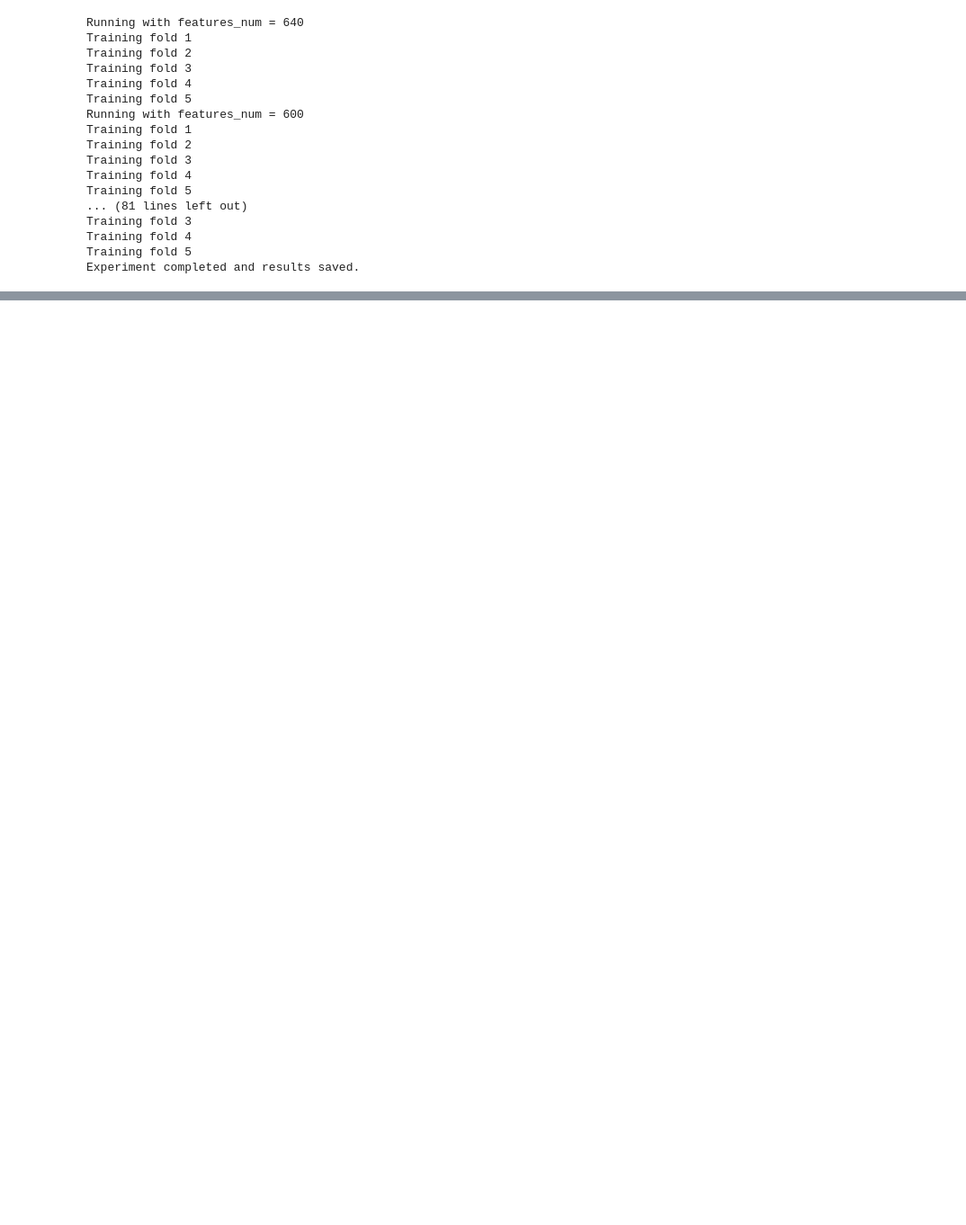
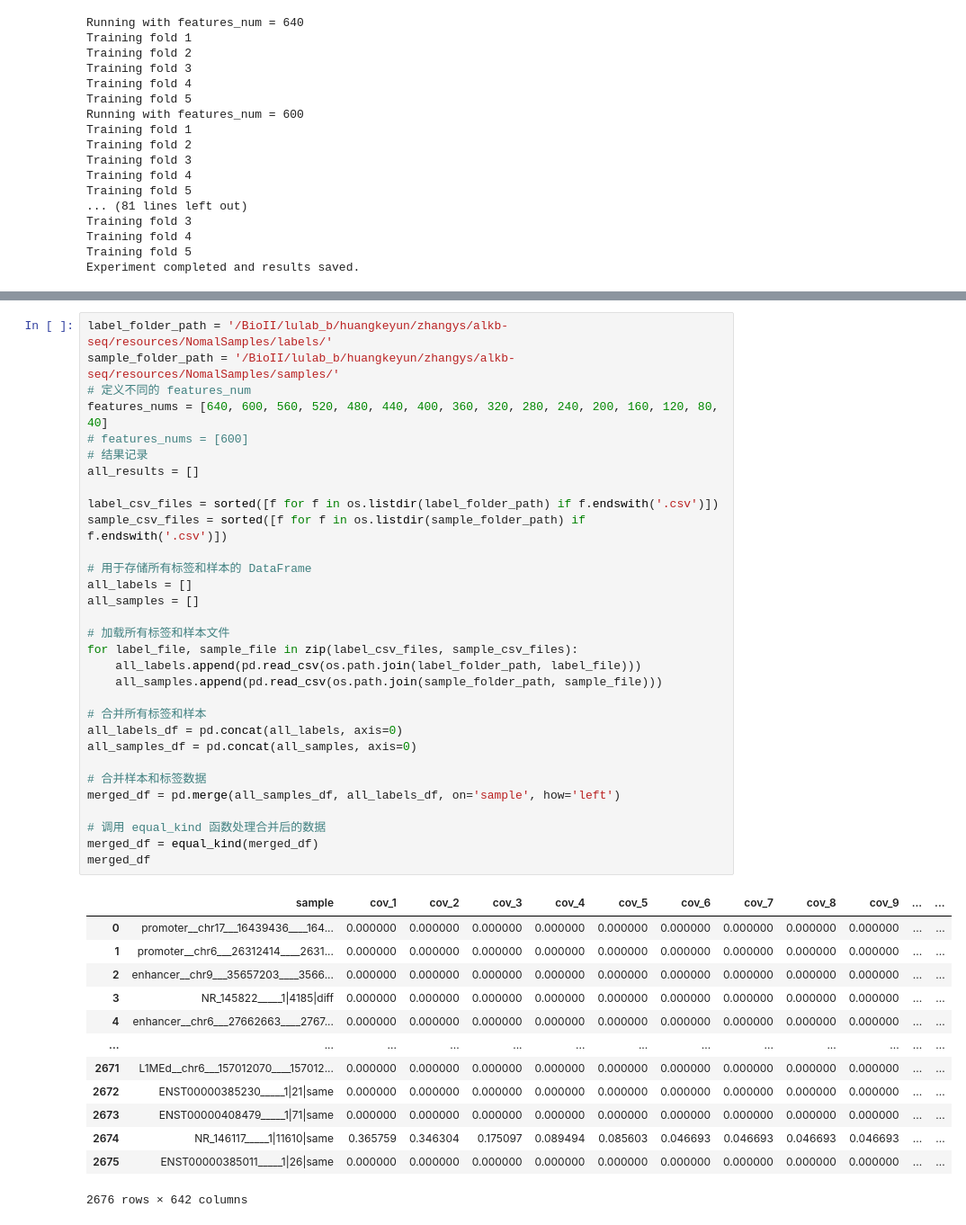
Before and after one commit to zhangysTHU/truncated_peak_classifier_demo, a Jupyter notebook: ablations/python_scripts/LR_features_ablation.ipynb, the cells around one changed output, grey strips where cells are left out. Shown: that part at 90% size. Cells and saved outputs as stored; diff of their text form; blank space fills up the shorter version.

```diff
--- a/ablations/python_scripts/LR_features_ablation.ipynb
+++ b/ablations/python_scripts/LR_features_ablation.ipynb
@@ -248,0 +382,45 @@ Experiment completed and results saved.
+# %%
+label_folder_path = '/BioII/lulab_b/huangkeyun/zhangys/alkb-seq/resources/NomalSamples/labels/'
+sample_folder_path = '/BioII/lulab_b/huangkeyun/zhangys/alkb-seq/resources/NomalSamples/samples/'
+# 定义不同的 features_num
+features_nums = [640, 600, 560, 520, 480, 440, 400, 360, 320, 280, 240, 200, 160, 120, 80, 40]
+# features_nums = [600]
+# 结果记录
+all_results = []
+
+label_csv_files = sorted([f for f in os.listdir(label_folder_path) if f.endswith('.csv')])
+sample_csv_files = sorted([f for f in os.listdir(sample_folder_path) if f.endswith('.csv')])
+
+# 用于存储所有标签和样本的 DataFrame
+all_labels = []
+all_samples = []
+
+# 加载所有标签和样本文件
+for label_file, sample_file in zip(label_csv_files, sample_csv_files):
+    all_labels.append(pd.read_csv(os.path.join(label_folder_path, label_file)))
+    all_samples.append(pd.read_csv(os.path.join(sample_folder_path, sample_file)))
+
+# 合并所有标签和样本
+all_labels_df = pd.concat(all_labels, axis=0)
+all_samples_df = pd.concat(all_samples, axis=0)
+
+# 合并样本和标签数据
+merged_df = pd.merge(all_samples_df, all_labels_df, on='sample', how='left')
+
+# 调用 equal_kind 函数处理合并后的数据
+merged_df = equal_kind(merged_df)
+merged_df
+# %% [output]
+|  | sample | cov_1 | cov_2 | cov_3 | cov_4 | cov_5 | cov_6 | cov_7 | cov_8 | cov_9 | ... | ... |
+| 0 | promoter__chr17___16439436____164... | 0.000000 | 0.000000 | 0.000000 | 0.000000 | 0.000000 | 0.000000 | 0.000000 | 0.000000 | 0.000000 | ... | ... |
+| 1 | promoter__chr6___26312414____2631... | 0.000000 | 0.000000 | 0.000000 | 0.000000 | 0.000000 | 0.000000 | 0.000000 | 0.000000 | 0.000000 | ... | ... |
+| 2 | enhancer__chr9___35657203____3566... | 0.000000 | 0.000000 | 0.000000 | 0.000000 | 0.000000 | 0.000000 | 0.000000 | 0.000000 | 0.000000 | ... | ... |
+| 3 | NR_145822_____1|4185|diff | 0.000000 | 0.000000 | 0.000000 | 0.000000 | 0.000000 | 0.000000 | 0.000000 | 0.000000 | 0.000000 | ... | ... |
+| 4 | enhancer__chr6___27662663____2767... | 0.000000 | 0.000000 | 0.000000 | 0.000000 | 0.000000 | 0.000000 | 0.000000 | 0.000000 | 0.000000 | ... | ... |
+| ... | ... | ... | ... | ... | ... | ... | ... | ... | ... | ... | ... | ... |
+| 2671 | L1MEd__chr6___157012070____157012... | 0.000000 | 0.000000 | 0.000000 | 0.000000 | 0.000000 | 0.000000 | 0.000000 | 0.000000 | 0.000000 | ... | ... |
+| 2672 | ENST00000385230_____1|21|same | 0.000000 | 0.000000 | 0.000000 | 0.000000 | 0.000000 | 0.000000 | 0.000000 | 0.000000 | 0.000000 | ... | ... |
+| 2673 | ENST00000408479_____1|71|same | 0.000000 | 0.000000 | 0.000000 | 0.000000 | 0.000000 | 0.000000 | 0.000000 | 0.000000 | 0.000000 | ... | ... |
+| 2674 | NR_146117_____1|11610|same | 0.365759 | 0.346304 | 0.175097 | 0.089494 | 0.085603 | 0.046693 | 0.046693 | 0.046693 | 0.046693 | ... | ... |
+| 2675 | ENST00000385011_____1|26|same | 0.000000 | 0.000000 | 0.000000 | 0.000000 | 0.000000 | 0.000000 | 0.000000 | 0.000000 | 0.000000 | ... | ... |
+2676 rows × 642 columns
```
Also changed, not shown: parts of 2 cells of this notebook, 6 other files.
